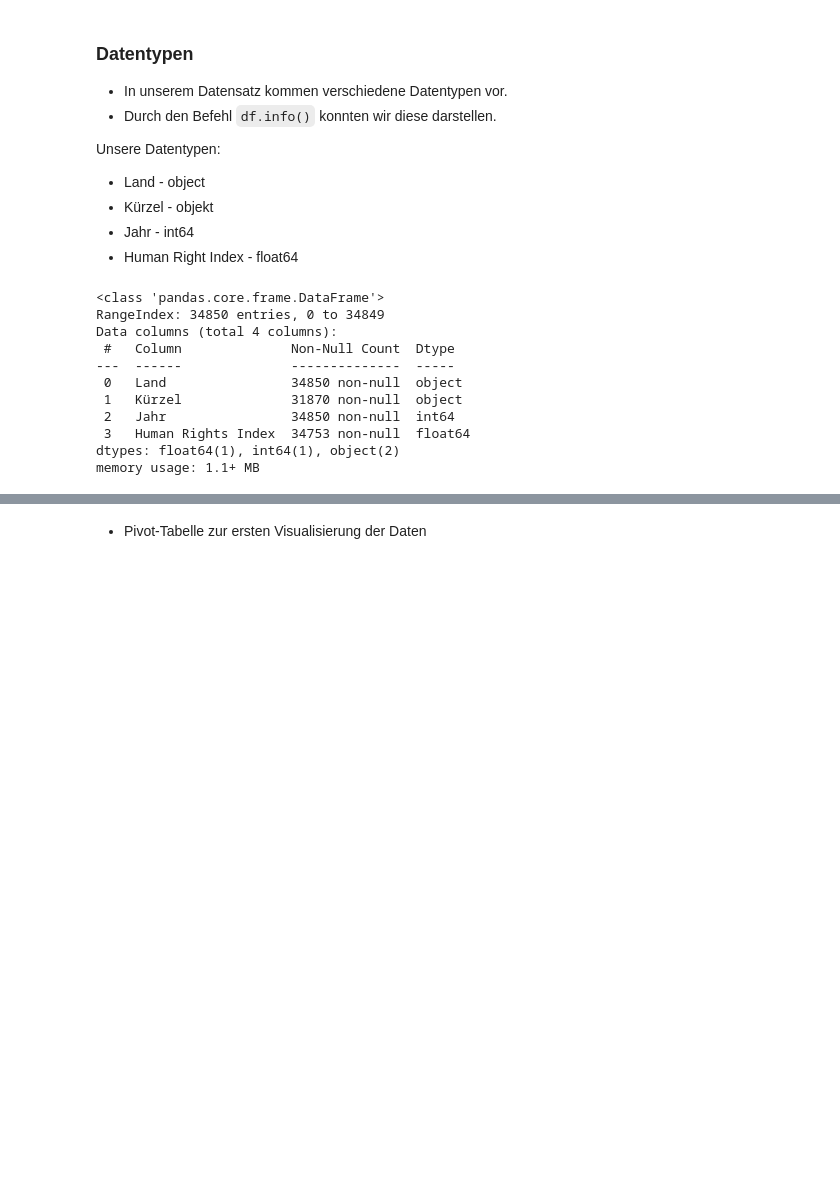
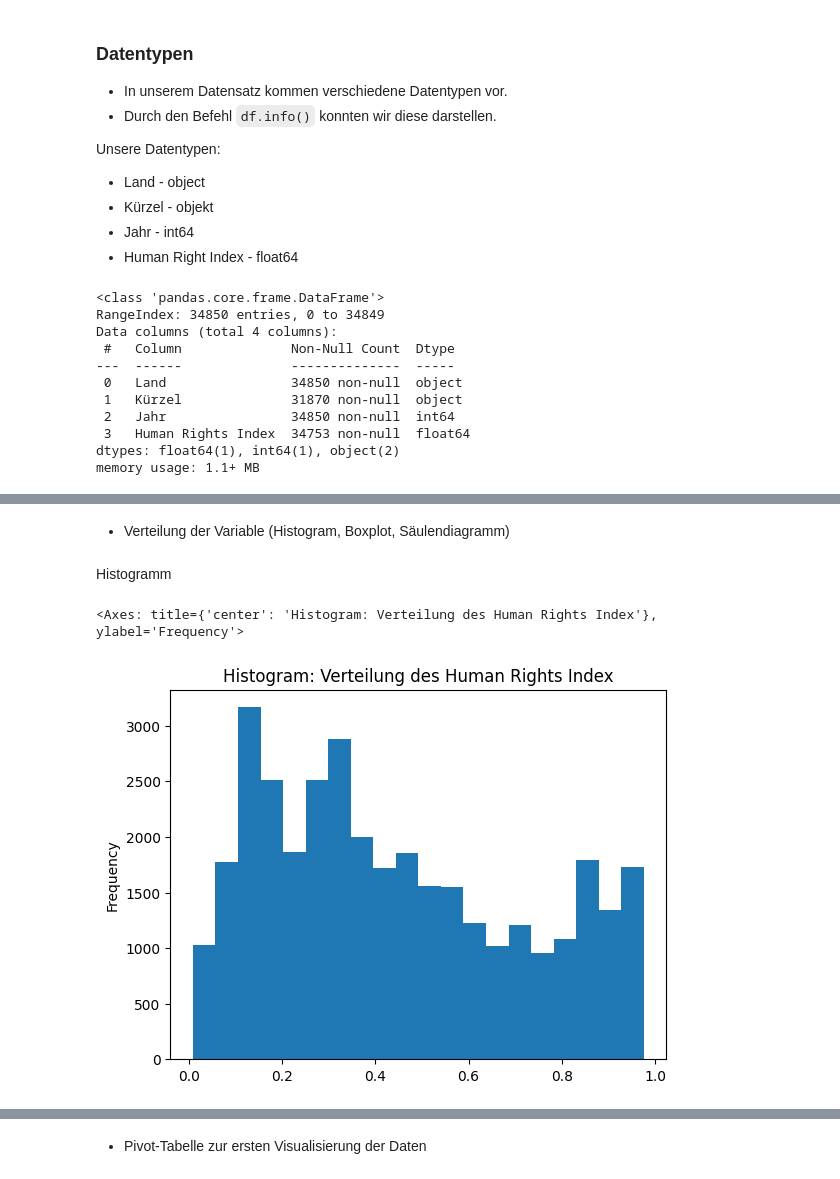
Before and after one commit to haschdav/LN-Python, a Jupyter notebook: LN_Python.ipynb, the cells around one changed output, grey strips where cells are left out. Drawn from its saved outputs; the diff is of its cells as text; code cells hidden in the pictures; blank space fills up the shorter version.

```diff
--- a/LN_Python.ipynb
+++ b/LN_Python.ipynb
@@ -131,0 +174,12 @@ memory usage: 1.1+ MB
+# %% [markdown]
+- Verteilung der Variable (Histogram, Boxplot, Säulendiagramm)
+# %% [markdown]
+Histogramm
+# %%
+df['Human Rights Index'].plot.hist(
+    bins=20,
+    title="Histogram: Verteilung des Human Rights Index"
+)
+# %% [output]
+<Axes: title={'center': 'Histogram: Verteilung des Human Rights Index'}, ylabel='Frequency'>
+[figure, added]
```
Also changed, not shown: parts of 18 cells of this notebook.
